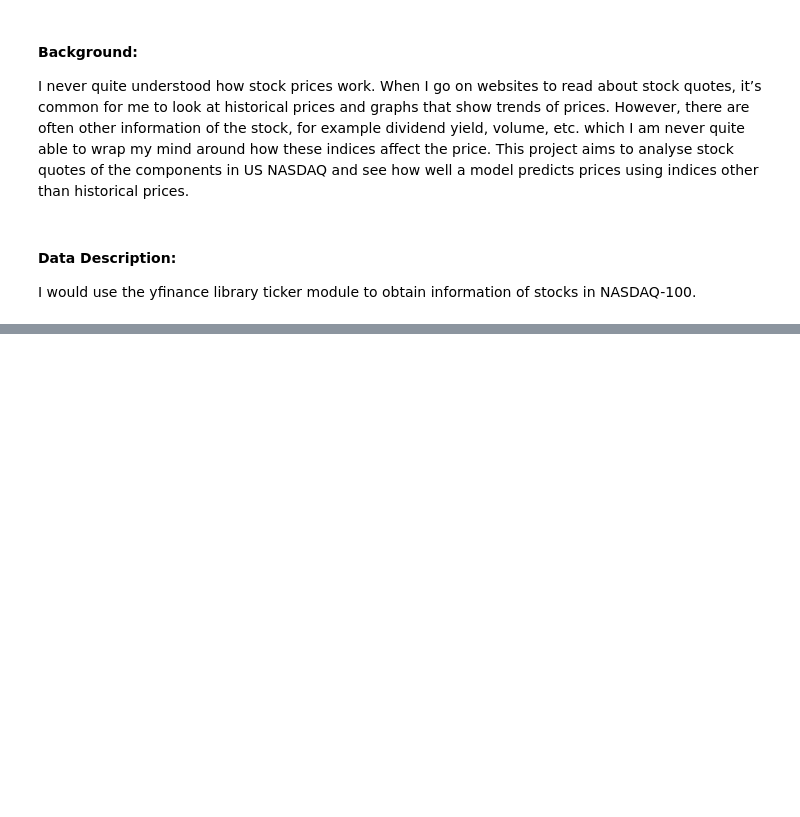
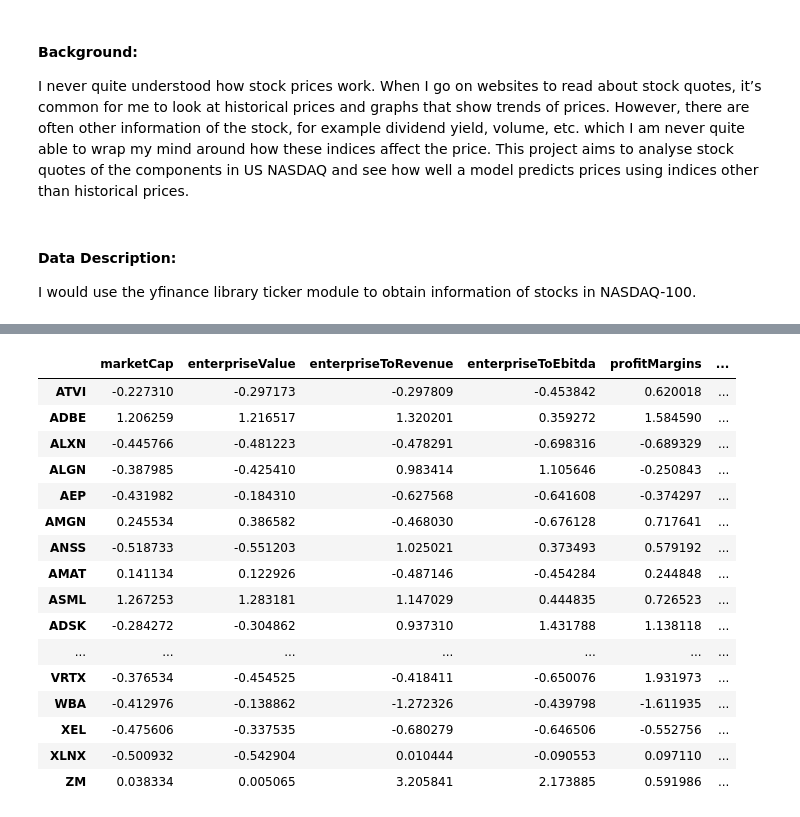
Before and after one commit to vivianchoixd/Coursera_Capstone, a Jupyter notebook: Coursera_Capstone.ipynb, the cells around one changed output, grey strips where cells are left out. Saved outputs shown, nothing was run; the diff lists cells and outputs as text; code cells hidden in the pictures; blank space fills up the shorter version.

```diff
--- a/Coursera_Capstone.ipynb
+++ b/Coursera_Capstone.ipynb
@@ -160,0 +461,8 @@ print(raw_data)
+# %%
+#standardize the data
+import numpy as np
+from sklearn import preprocessing
+new_cleaned_data_columns_names=new_cleaned_data.columns.tolist()
+new_cleaned_data_columns_names.remove('previousClose')
+X = np.asarray(new_cleaned_data[new_cleaned_data_columns_names])
+X[0:5]
@@ -160,0 +492,3 @@ print(raw_data)
+# %%
+X = preprocessing.StandardScaler().fit(X).transform(X)
+X[0:5]
@@ -160,0 +513,21 @@ print(raw_data)
+# %%
+standardize_data = pd.DataFrame(X, columns = new_cleaned_data_columns_names, index = new_cleaned_data.index.tolist())
+standardize_data
+# %% [output]
+|  | marketCap | enterpriseValue | enterpriseToRevenue | enterpriseToEbitda | profitMargins | ... |
+| ATVI | -0.227310 | -0.297173 | -0.297809 | -0.453842 | 0.620018 | ... |
+| ADBE | 1.206259 | 1.216517 | 1.320201 | 0.359272 | 1.584590 | ... |
+| ALXN | -0.445766 | -0.481223 | -0.478291 | -0.698316 | -0.689329 | ... |
+| ALGN | -0.387985 | -0.425410 | 0.983414 | 1.105646 | -0.250843 | ... |
+| AEP | -0.431982 | -0.184310 | -0.627568 | -0.641608 | -0.374297 | ... |
+| AMGN | 0.245534 | 0.386582 | -0.468030 | -0.676128 | 0.717641 | ... |
+| ANSS | -0.518733 | -0.551203 | 1.025021 | 0.373493 | 0.579192 | ... |
+| AMAT | 0.141134 | 0.122926 | -0.487146 | -0.454284 | 0.244848 | ... |
+| ASML | 1.267253 | 1.283181 | 1.147029 | 0.444835 | 0.726523 | ... |
+| ADSK | -0.284272 | -0.304862 | 0.937310 | 1.431788 | 1.138118 | ... |
+| ... | ... | ... | ... | ... | ... | ... |
+| VRTX | -0.376534 | -0.454525 | -0.418411 | -0.650076 | 1.931973 | ... |
+| WBA | -0.412976 | -0.138862 | -1.272326 | -0.439798 | -1.611935 | ... |
+| XEL | -0.475606 | -0.337535 | -0.680279 | -0.646506 | -0.552756 | ... |
+| XLNX | -0.500932 | -0.542904 | 0.010444 | -0.090553 | 0.097110 | ... |
+| ZM | 0.038334 | 0.005065 | 3.205841 | 2.173885 | 0.591986 | ... |
```
Also changed, not shown: parts of 35 cells of this notebook.
